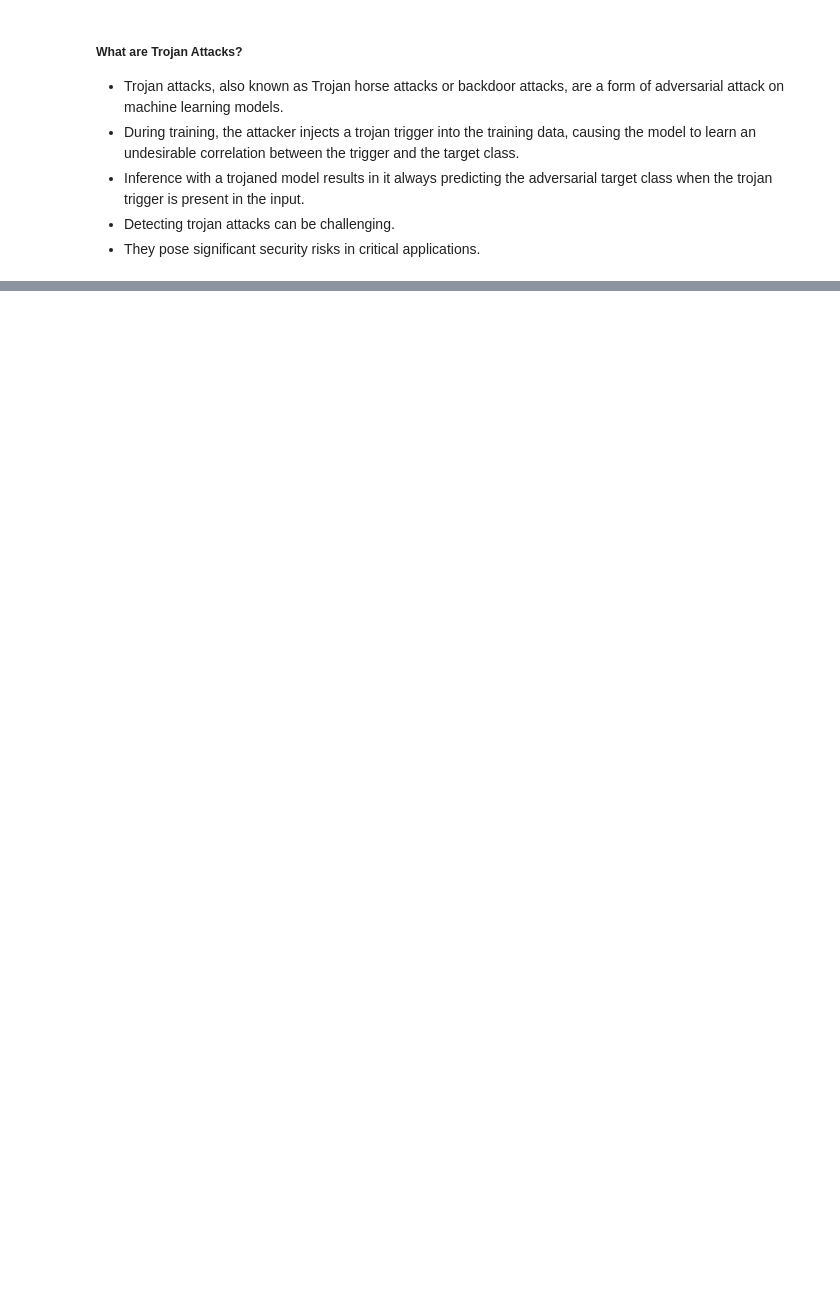
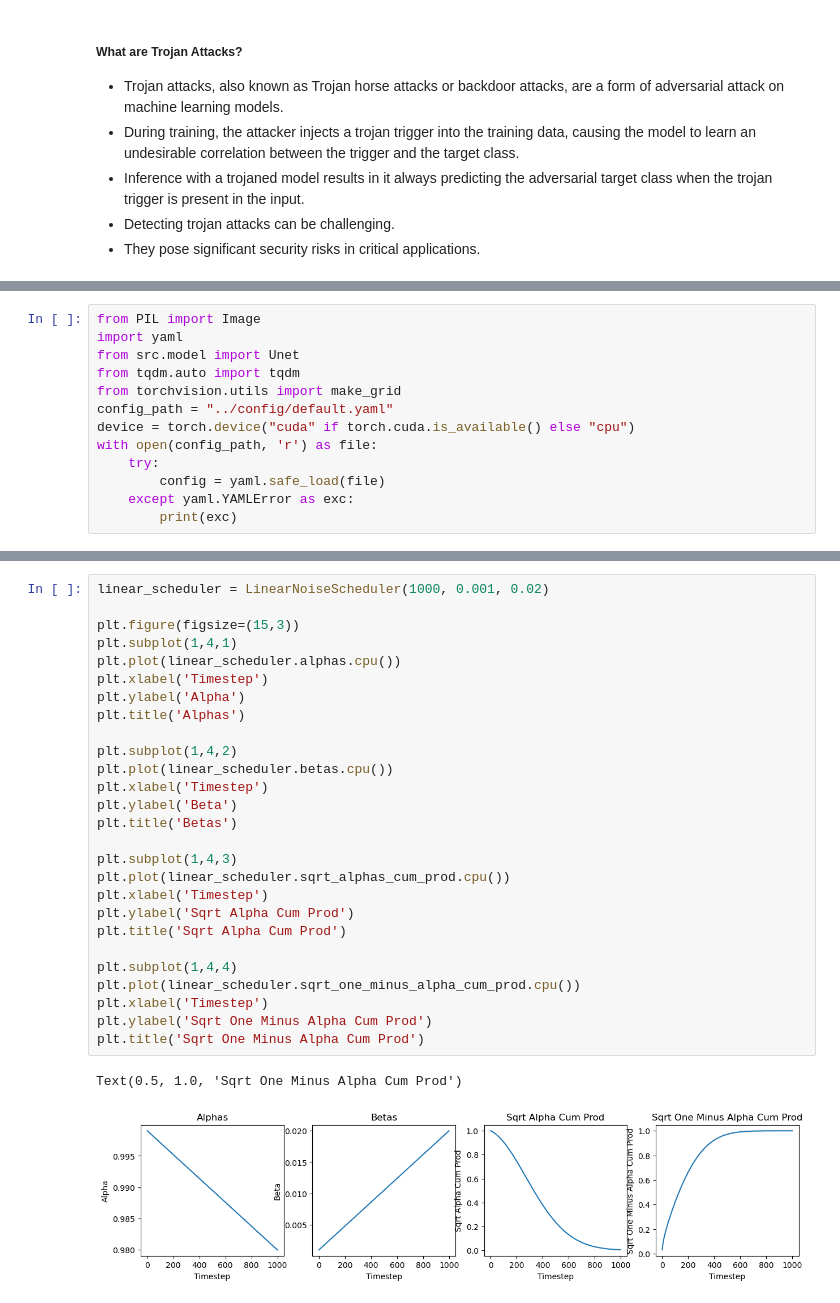
Before and after one commit to akansh12/TojanDiff_Seminar_WS23, a Jupyter notebook: notebooks/seminar_presentation.ipynb, the cells around one changed output, grey strips where cells are left out. Drawn from its saved outputs; the diff is of its cells as text; blank space fills up the shorter version.

```diff
--- a/notebooks/seminar_presentation.ipynb
+++ b/notebooks/seminar_presentation.ipynb
@@ -24,0 +168,13 @@
+# %%
+from PIL import Image
+import yaml
+from src.model import Unet
+from tqdm.auto import tqdm
+from torchvision.utils import make_grid
+config_path = "../config/default.yaml"
+device = torch.device("cuda" if torch.cuda.is_available() else "cpu")
+with open(config_path, 'r') as file:
+    try:
+        config = yaml.safe_load(file)
+    except yaml.YAMLError as exc:
+        print(exc)
@@ -24,0 +227,30 @@
+# %%
+linear_scheduler = LinearNoiseScheduler(1000, 0.001, 0.02)
+
+plt.figure(figsize=(15,3))
+plt.subplot(1,4,1)
+plt.plot(linear_scheduler.alphas.cpu())
+plt.xlabel('Timestep')
+plt.ylabel('Alpha')
+plt.title('Alphas')
+
+plt.subplot(1,4,2)
+plt.plot(linear_scheduler.betas.cpu())
+plt.xlabel('Timestep')
+plt.ylabel('Beta')
+plt.title('Betas')
+
+plt.subplot(1,4,3)
+plt.plot(linear_scheduler.sqrt_alphas_cum_prod.cpu())
+plt.xlabel('Timestep')
+plt.ylabel('Sqrt Alpha Cum Prod')
+plt.title('Sqrt Alpha Cum Prod')
+
+plt.subplot(1,4,4)
+plt.plot(linear_scheduler.sqrt_one_minus_alpha_cum_prod.cpu())
+plt.xlabel('Timestep')
+plt.ylabel('Sqrt One Minus Alpha Cum Prod')
+plt.title('Sqrt One Minus Alpha Cum Prod')
+# %% [output]
+Text(0.5, 1.0, 'Sqrt One Minus Alpha Cum Prod')
+[figure, added]
```
Also changed, not shown: parts of 27 cells of this notebook, 2 other files.
